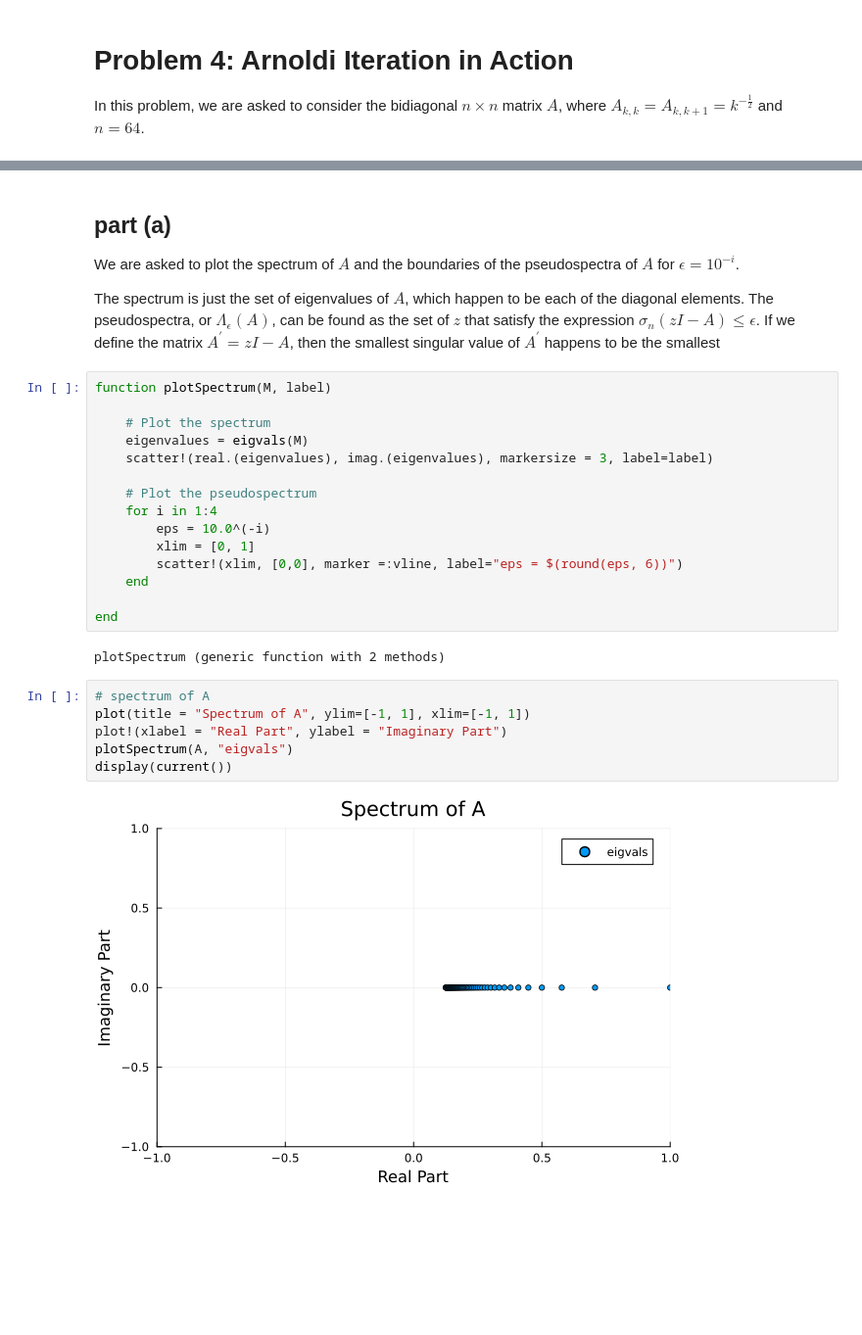
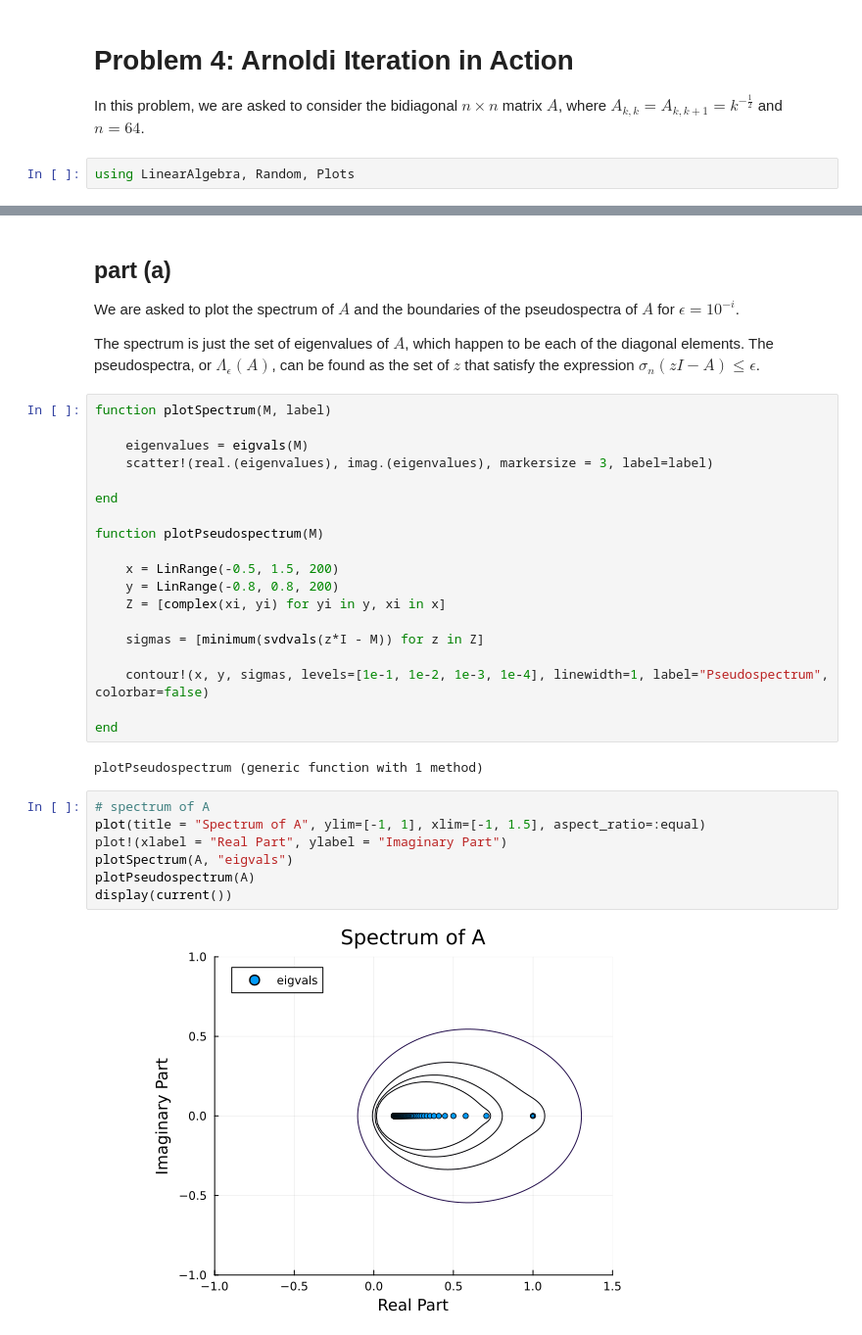
Before and after one commit to sopsahl/18335, a Jupyter notebook: sopsahl/pset3/pset3.ipynb, the cells around one changed output, grey strips where cells are left out. Shown at 98% size. Saved outputs shown, nothing was run; the diff lists cells and outputs as text; blank space fills up the shorter version.

```diff
--- a/sopsahl/pset3/pset3.ipynb
+++ b/sopsahl/pset3/pset3.ipynb
@@ -168,6 +166,8 @@ This algorithm is identical to the Rayleigh Quotient Iteration in the update of
 # Problem 4: Arnoldi Iteration in Action
 
 In this problem, we are asked to consider the bidiagonal $n\times n$ matrix $A$, where $A_{k, k} = A_{k, k + 1} = k^{-\frac{1}{2}}$ and $n=64$.
+# %%
+using LinearAlgebra, Random, Plots
 # %%
 N = 64
 A = [i==j ? 1/sqrt(i) : j==i+1 ? 1/sqrt(i) : 0 for i = 1:N, j=1:N]
@@ -194,31 +194,36 @@ A = [i==j ? 1/sqrt(i) : j==i+1 ? 1/sqrt(i) : 0 for i = 1:N, j=1:N]
 
 We are asked to plot the spectrum of $A$ and the boundaries of the pseudospectra of $A$ for $\epsilon = 10^{-i}$.
 
-The spectrum is just the set of eigenvalues of $A$, which happen to be each of the diagonal elements. The pseudospectra, or $\Lambda_\epsilon(A)$, can be found as the set of $z$ that satisfy the expression $\sigma_n(zI - A) \le \epsilon$. If we define the matrix $A^' = zI - A$, then the smallest singular value of $A^'$ happens to be the smallest
+The spectrum is just the set of eigenvalues of $A$, which happen to be each of the diagonal elements. The pseudospectra, or $\Lambda_\epsilon(A)$, can be found as the set of $z$ that satisfy the expression $\sigma_n(zI - A) \le \epsilon$.
-# %%
-function plotSpectrum(M, label)
-
-    # Plot the spectrum
-    eigenvalues = eigvals(M)
-    scatter!(real.(eigenvalues), imag.(eigenvalues), markersize = 3, label=label)
-
-    # Plot the pseudospectrum
-    for i in 1:4
-        eps = 10.0^(-i)
-        xlim = [0, 1]
-        scatter!(xlim, [0,0], marker =:vline, label="eps = $(round(eps, 6))")
-    end
-
-end
-# %% [output]
-plotSpectrum (generic function with 2 methods)
+# %%
+function plotSpectrum(M, label)
+
+    eigenvalues = eigvals(M)
+    scatter!(real.(eigenvalues), imag.(eigenvalues), markersize = 3, label=label)
+
+end
+
+function plotPseudospectrum(M)
+
+    x = LinRange(-0.5, 1.5, 200)
+    y = LinRange(-0.8, 0.8, 200)
+    Z = [complex(xi, yi) for yi in y, xi in x]
+
+    sigmas = [minimum(svdvals(z*I - M)) for z in Z]
+
+    contour!(x, y, sigmas, levels=[1e-1, 1e-2, 1e-3, 1e-4], linewidth=1, label="Pseudospectrum", colorbar=false)
+
+end
+# %% [output]
+plotPseudospectrum (generic function with 1 method)
 # %%
 # spectrum of A
-plot(title = "Spectrum of A", ylim=[-1, 1], xlim=[-1, 1])
+plot(title = "Spectrum of A", ylim=[-1, 1], xlim=[-1, 1.5], aspect_ratio=:equal)
 plot!(xlabel = "Real Part", ylabel = "Imaginary Part")
 plotSpectrum(A, "eigvals")
+plotPseudospectrum(A)
 display(current())
 # %% [output]
-[figure, old version]
+[figure, new version]
 # %% [markdown]
 ## part (b)
```
Also changed, not shown: parts of 9 cells of this notebook, 1 other file.
